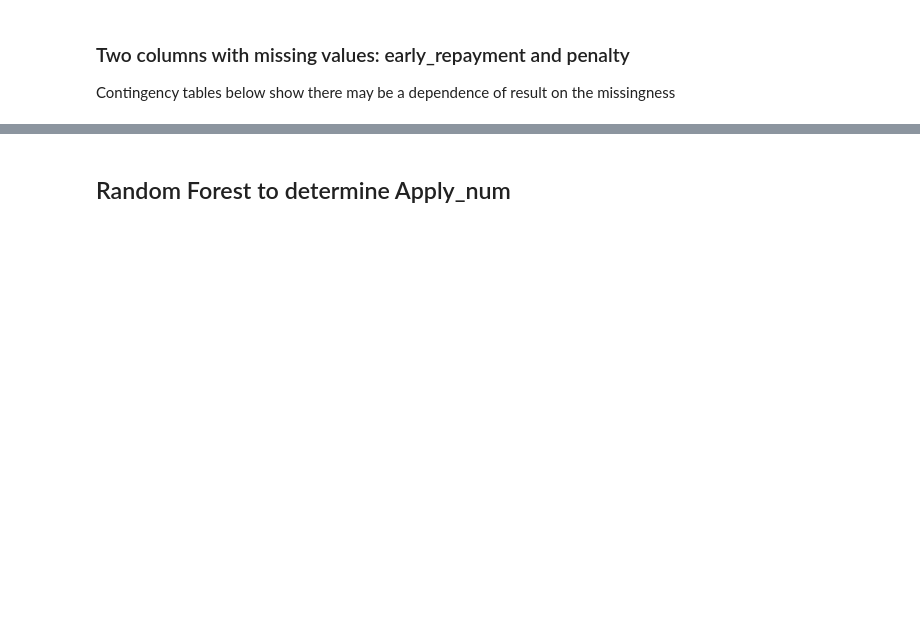
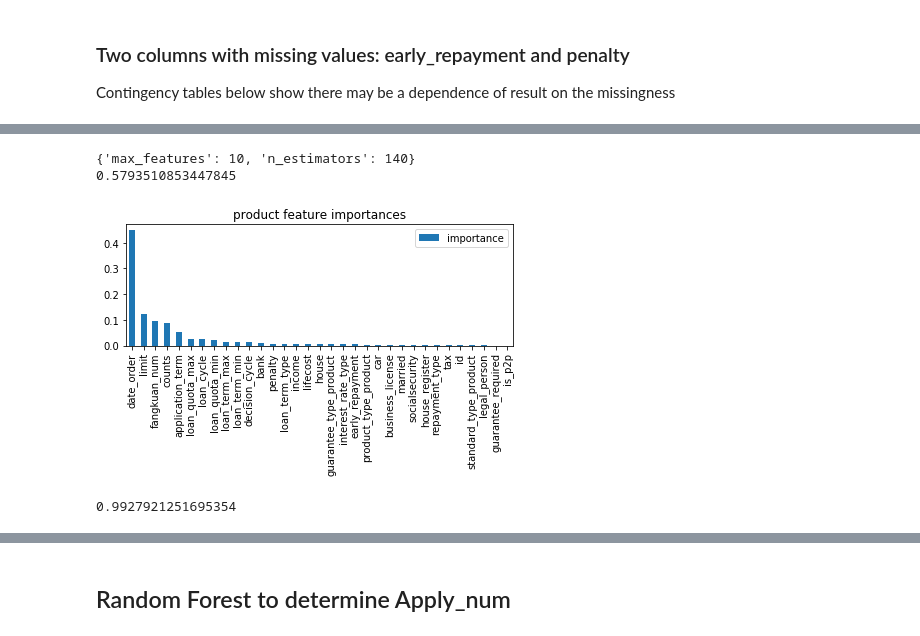
Before and after one commit to apaciorek/grouprong360, a Jupyter notebook: jen/Features_Products.ipynb, the cells around one changed output, grey strips where cells are left out. Drawn from its saved outputs; the diff is of its cells as text; code cells hidden in the pictures; blank space fills up the shorter version.

```diff
--- a/jen/Features_Products.ipynb
+++ b/jen/Features_Products.ipynb
@@ -217,0 +67,18 @@ plt.show()
+# %%
+rfc = RandomForestClassifier()
+# %%
+## for the features I drop the categorical variables that seem to hold limited info
+features_counts = df.drop(['user_id','product_id','bank_id','city_id_product',
+                           'apply_num', 'result'], axis=1)
+results = df['result']
+# %%
+#rfc.set_params(min_samples_leaf=7)
+gridparams_rfc = {#'criterion':['gini','entropy'],
+         #      'max_depth': range(16,19,2),        # 13 range(1, 16, 3)    # 16 range(10,17,2)   # 18
+               'max_features': range(2,11,2),      #  8 range(4, 10, 2)    # 8 range(6,11,2)     # 6
+        #       'min_samples_leaf': range(1,10,4),  #  7 range(1, 10, 3)    # 9 range(5,10,2)     # 7
+               'n_estimators': range(20,150,20)}   # 70 range(10, 100, 20) # 70 range(50,101,20) # 80
+gridsearch_rfc = GridSearchCV(rfc, gridparams_rfc, cv=5,
+                           scoring='balanced_accuracy', n_jobs=-1)
+# %%
+gridsearch_rfc.fit(features_counts, results)
@@ -217,0 +105,19 @@ plt.show()
+# %%
+print(gridsearch_rfc.best_params_)
+print(gridsearch_rfc.best_score_)
+best_est = gridsearch_rfc.best_estimator_
+df_features_result_counts = pd.DataFrame(best_est.feature_importances_,
+    index=features_counts.columns, columns=['importance'])
+df_features_result_counts.sort_values(by='importance', ascending=False).plot.bar()
+plt.title('product feature importances')
+plt.tight_layout()
+plt.show()
+# %% [output]
+{'max_features': 10, 'n_estimators': 140}
+0.5793510853447845
+[figure, added]
+# %%
+best_est.fit(features_counts, results)
+print(best_est.score(features_counts, results))
+# %% [output]
+0.9927921251695354
```
Also changed, not shown: parts of 145 cells of this notebook.
